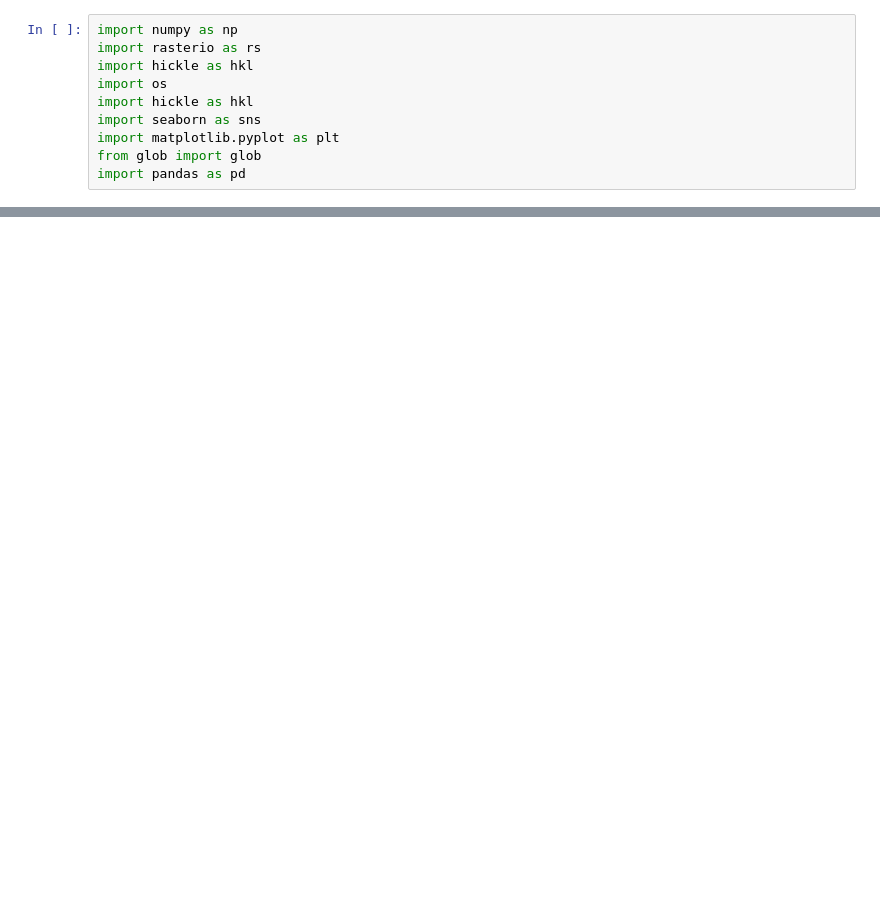
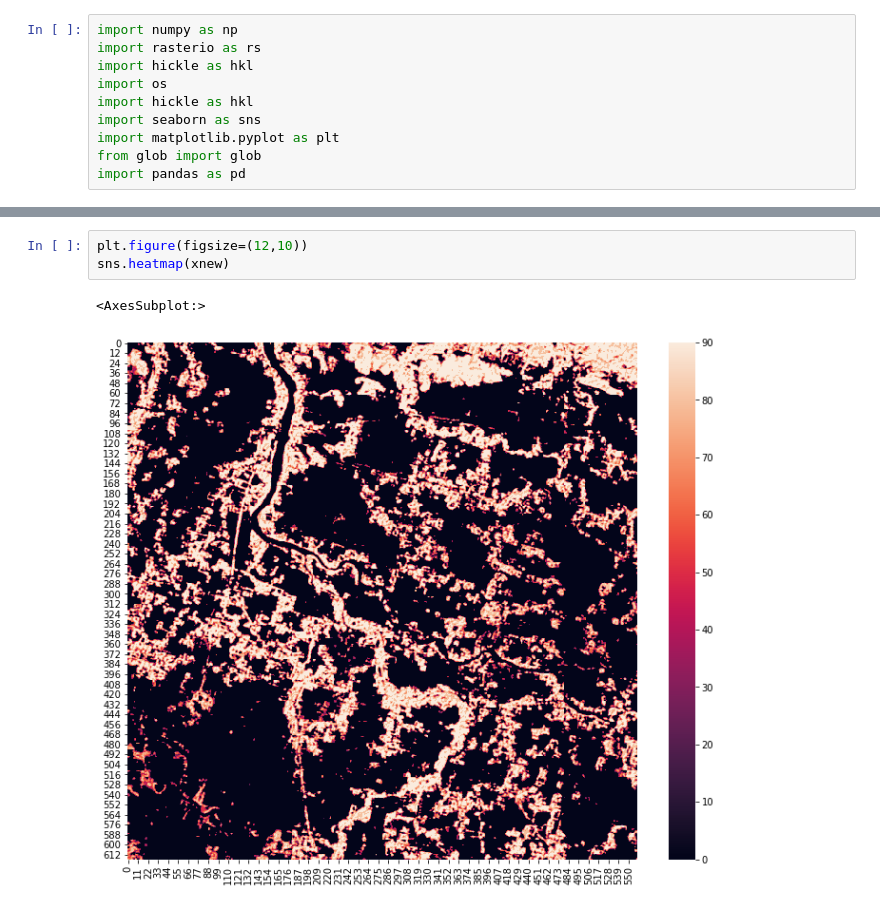
Before and after one commit to wri/sentinel-tree-cover, a Jupyter notebook: notebooks/analysis/blog analyses.ipynb, the cells around one changed output, grey strips where cells are left out. Saved outputs shown, nothing was run; the diff lists cells and outputs as text; blank space fills up the shorter version.

```diff
--- a/notebooks/analysis/blog analyses.ipynb
+++ b/notebooks/analysis/blog analyses.ipynb
@@ -54,0 +62,6 @@ sns.heatmap(x)
+# %%
+plt.figure(figsize=(12,10))
+sns.heatmap(xnew)
+# %% [output]
+<AxesSubplot:>
+[figure, added]
```
Also changed, not shown: parts of 8 cells of this notebook, 8 other files.
